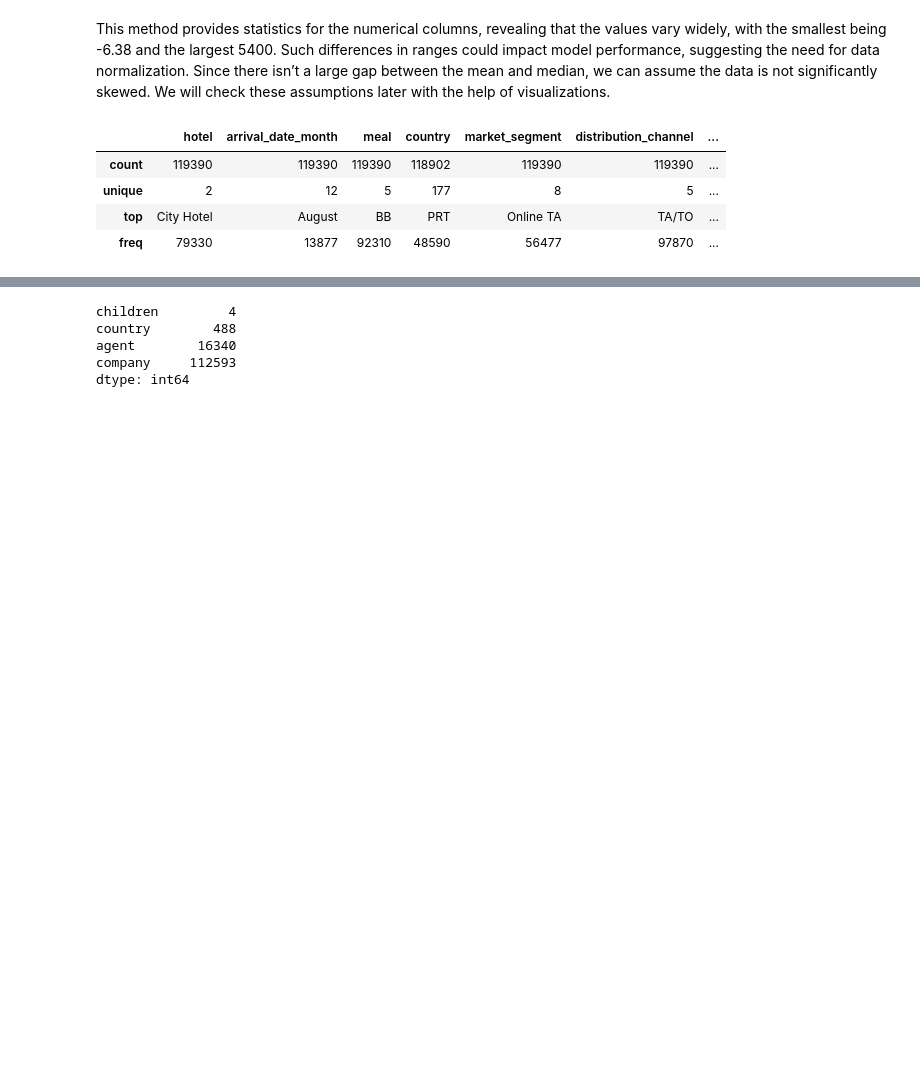
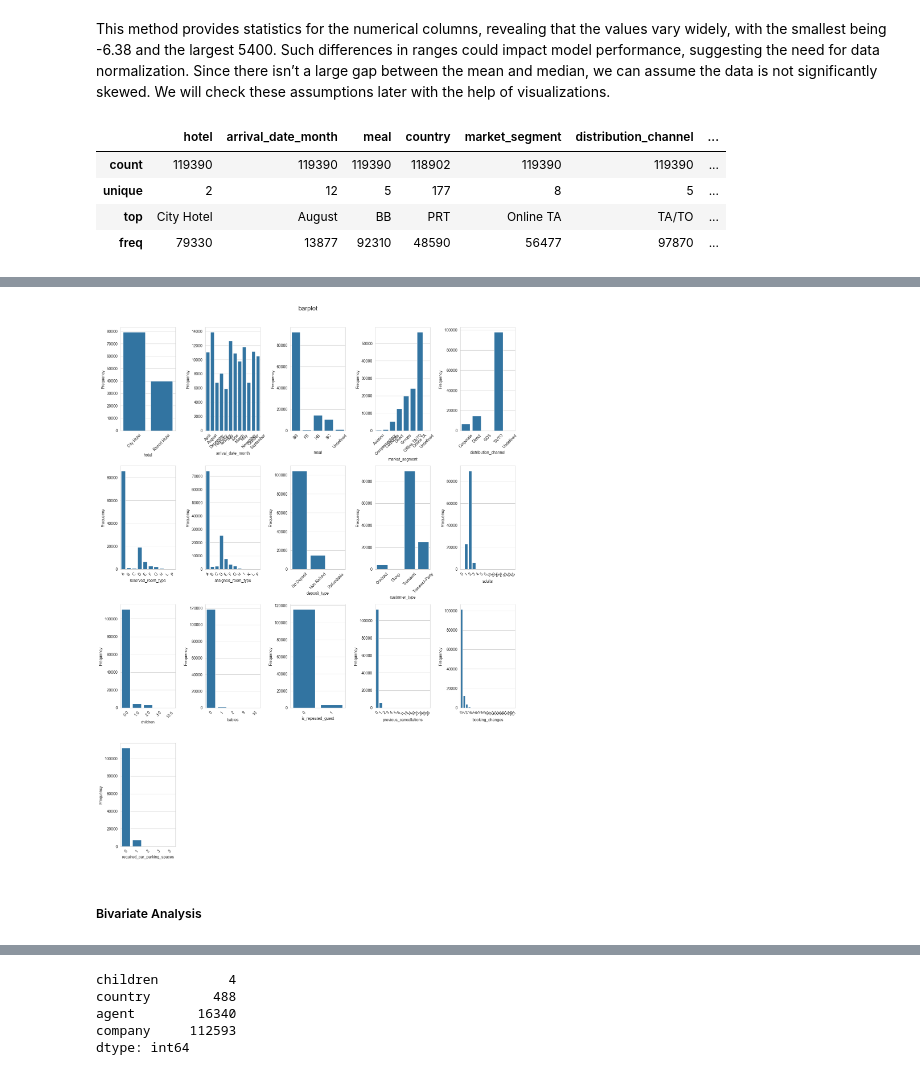
Before and after one commit to beatrizmsa/booking-cancellation-predictor, a Jupyter notebook: notebook.ipynb, the cells around one changed output, grey strips where cells are left out. Cells and saved outputs as stored; diff of their text form; code cells hidden in the pictures; blank space fills up the shorter version.

```diff
--- a/notebook.ipynb
+++ b/notebook.ipynb
@@ -81,0 +149,6 @@ data.drop(columns=['name','email','phone-number','credit_card'], axis = 1, inpla
+# %%
+barplot_visualization(data, categorical_columns_barplot + numerical_columns_barplot,"barplot")
+# %% [output]
+[figure, added]
+# %% [markdown]
+##### Bivariate Analysis
```
Also changed, not shown: parts of 36 cells of this notebook, 1 other file.
